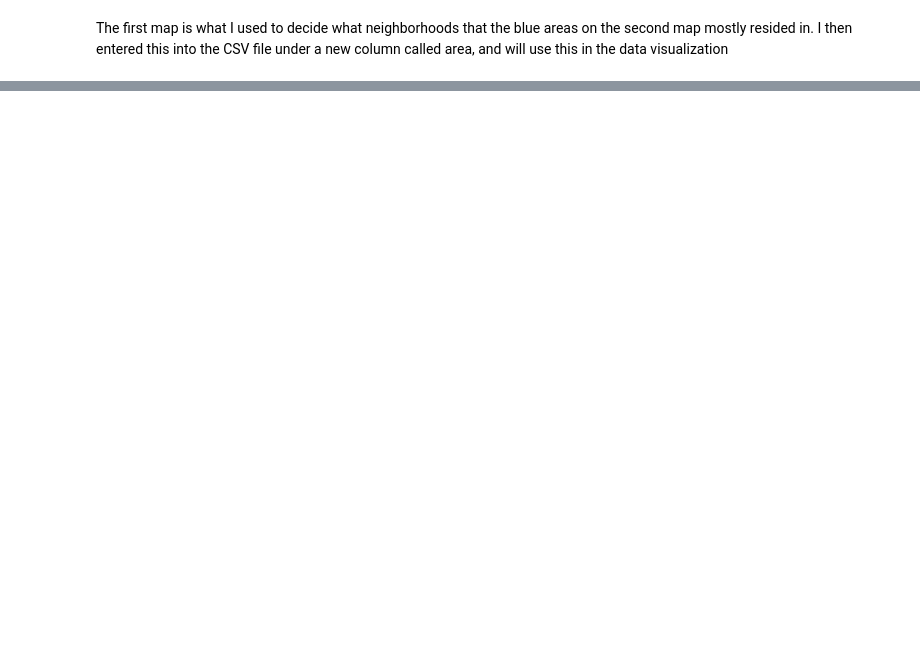
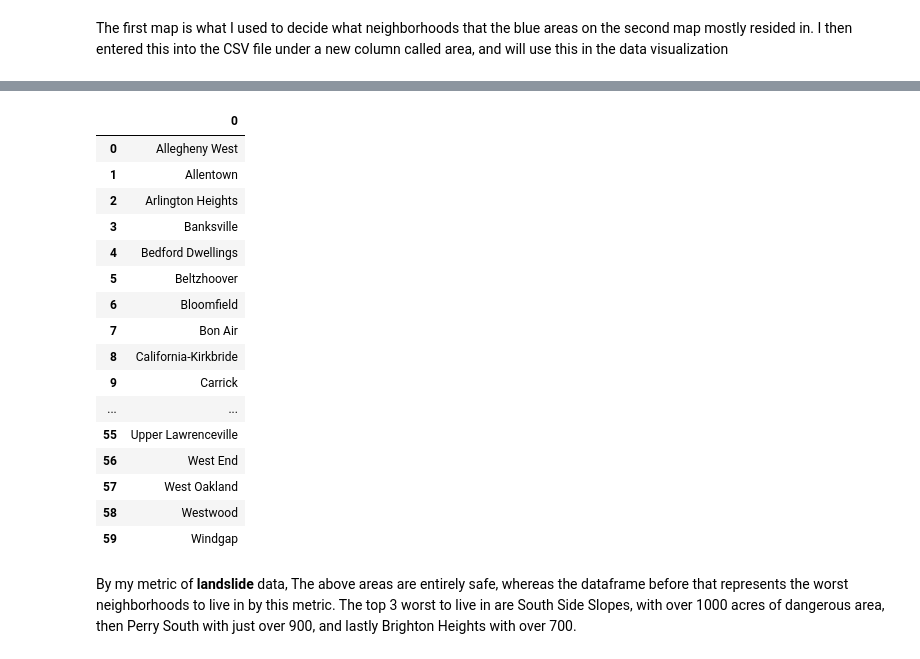
Before and after one commit to ShubhamTewari9/Final-Project, a Jupyter notebook: Landslide.ipynb, the cells around one changed output, grey strips where cells are left out. Drawn from its saved outputs; the diff is of its cells as text; code cells hidden in the pictures; blank space fills up the shorter version.

```diff
--- a/Landslide.ipynb
+++ b/Landslide.ipynb
@@ -17,0 +91,44 @@ The first map is what I used to decide what neighborhoods that the blue areas on
+# %%
+pittsburgh = ["Allegheny Center", "Allegheny West", "Allentown", "Arlington", "Arlington Heights", "Banksville",
+             "Bedford Dwellings", "Beechview", "Beltzhoover", "Bloomfield", "Bluff", "Bon Air",
+             "Brighton Heights", "Brookline", "California-Kirkbride", "Carrick", "Central Business District",
+             "Central Lawrenceville", "Central Northside", "Central Oakland", "Chartiers", "Chateau",
+             "Crafton Heights", "Crawford-Roberts", "Duquesne Heights", "East Allegheny", "East Carnegie",
+             "East Hills", "East Liberty", "Elliot", "Esplen", "Fairywood", "Fineview", "Friendship",
+             "Garfield", "Glen Hazel", "Greenfield", "Hays", "Hazelwood", "Highland Park", "Homewood North",
+             "Homewood South", "Homewood West", "Knoxville", "Larimer", "Lincoln Lemington Belmar", "Lincoln Place",
+             "Lower Lawrenceville", "Manchester", "Marshall Shadeland", "Middle Hill", "Morningside", "Mount Oliver",
+             "Mount Washington", "New Homestead", "North Oakland", "North Point Breeze", "North Shore",
+             "Northview Heights", "Oakwood", "Overbrook", "Perry North", "Perry South", "Point Breeze",
+             "Polish Hill", "Regent Square", "Ridgemont", "Saint Clair", "Shadyside", "Sheraden", "South Oakland",
+             "South Shore", "South Side Flats", "South Side Slopes", "Spring Garden",
+             "Spring Hill City View", "Squirrel Hill North", "Squirrel Hill South", "Stanton Heights",
+             "Strip District", "Summer Hill", "Swisshelm Park", "Terrace Village", "Troy Hill",
+             "Upper Hill", "Upper Lawrenceville", "West End", "West Oakland", "Westwood", "Windgap"]
+# %%
+safe = []
+for neighborhood in pittsburgh:
+    if neighborhood not in neighborhoods:
+        safe.append(neighborhood)
+safe = pd.DataFrame(safe)
+safe
+# %% [output]
+|  | 0 |
+| 0 | Allegheny West |
+| 1 | Allentown |
+| 2 | Arlington Heights |
+| 3 | Banksville |
+| 4 | Bedford Dwellings |
+| 5 | Beltzhoover |
+| 6 | Bloomfield |
+| 7 | Bon Air |
+| 8 | California-Kirkbride |
+| 9 | Carrick |
+| ... | ... |
+| 55 | Upper Lawrenceville |
+| 56 | West End |
+| 57 | West Oakland |
+| 58 | Westwood |
+| 59 | Windgap |
+# %% [markdown]
+By my metric of **landslide** data, The above areas are entirely safe, whereas the dataframe before that represents the worst neighborhoods to live in by this metric. The top 3 worst to live in are South Side Slopes, with over 1000 acres of dangerous area, then Perry South with just over 900, and lastly Brighton Heights with over 700.
```
Also changed, not shown: parts of 7 cells of this notebook, 1 other file.
